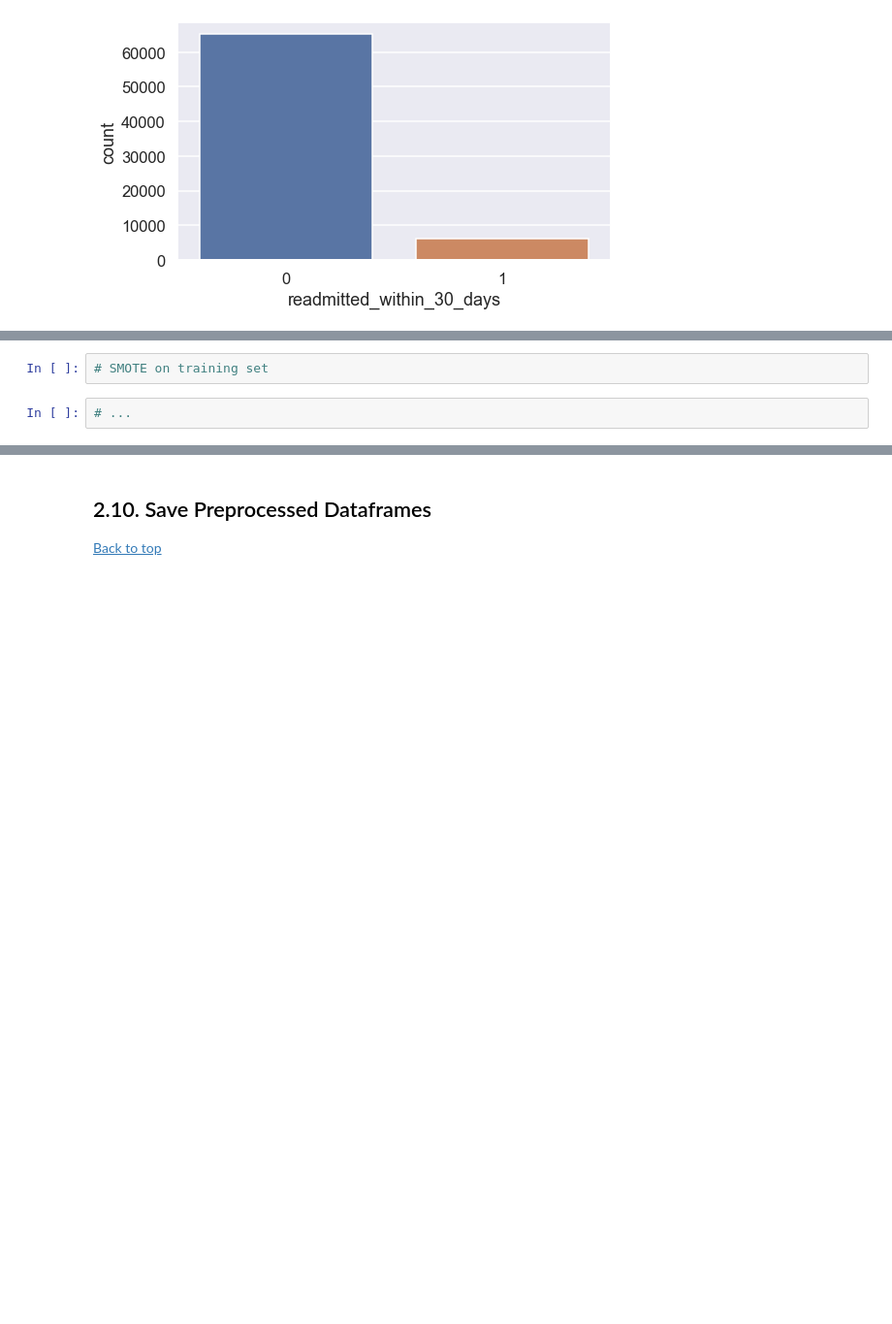
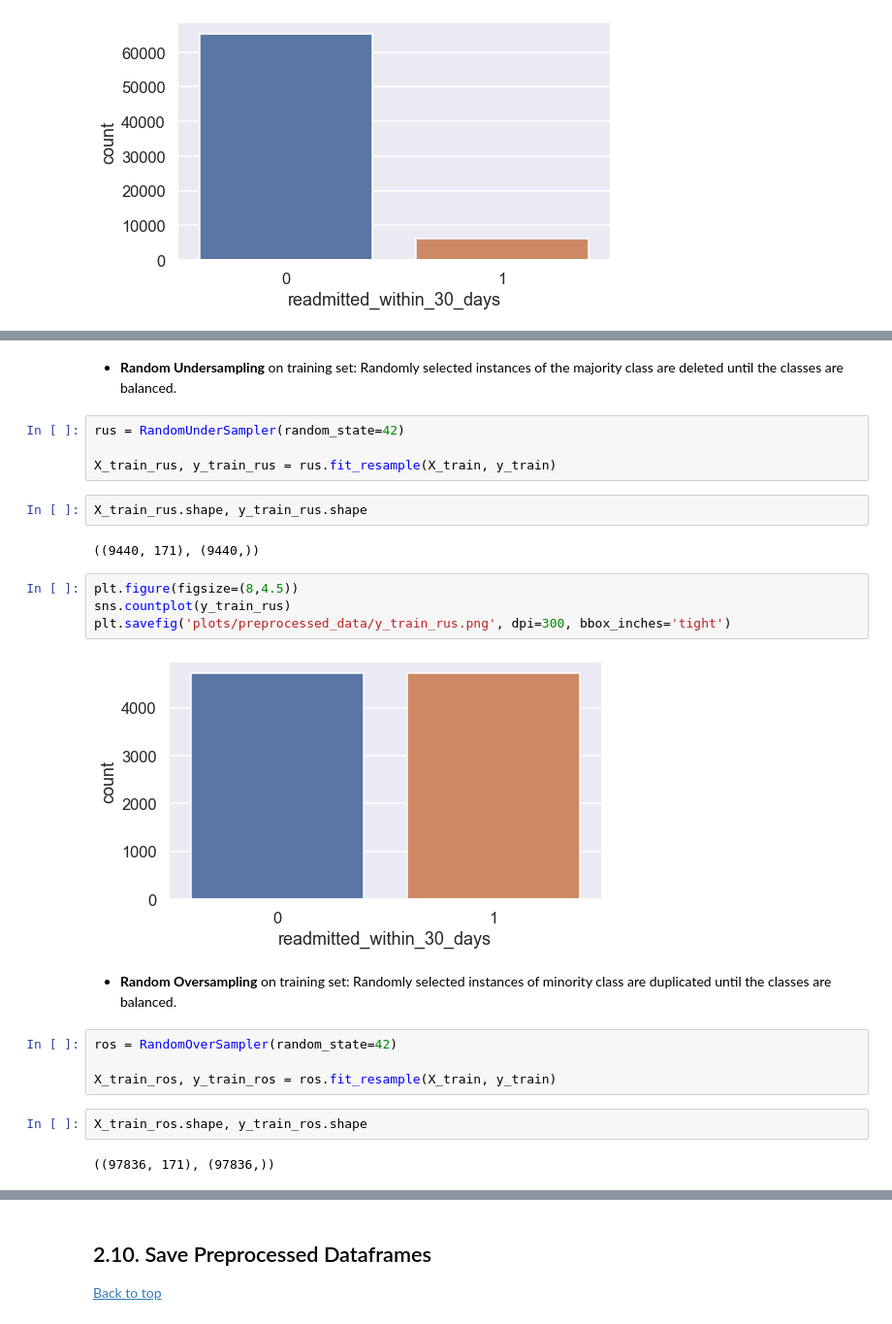
Before and after one commit to F4LLC0N3R/ML-Group-2---Diabetes, a Jupyter notebook: ML Group Project - Diabetes.ipynb, the cells around one changed output, grey strips where cells are left out. Shown at 97% size. Saved outputs shown, nothing was run; the diff lists cells and outputs as text; blank space fills up the shorter version.

```diff
--- a/ML Group Project - Diabetes.ipynb
+++ b/ML Group Project - Diabetes.ipynb
@@ -903,4 +899,26 @@ plt.savefig('plots/preprocessed_data/readmitted_within_30_days.png', dpi=300, bb
-# %%
-# SMOTE on training set
-# %%
-# ...
+# %% [markdown]
+- **Random Undersampling** on training set: Randomly selected instances of the majority class are deleted until the classes are balanced.
+# %%
+rus = RandomUnderSampler(random_state=42)
+
+X_train_rus, y_train_rus = rus.fit_resample(X_train, y_train)
+# %%
+X_train_rus.shape, y_train_rus.shape
+# %% [output]
+((9440, 171), (9440,))
+# %%
+plt.figure(figsize=(8,4.5))
+sns.countplot(y_train_rus)
+plt.savefig('plots/preprocessed_data/y_train_rus.png', dpi=300, bbox_inches='tight')
+# %% [output]
+[figure, added]
+# %% [markdown]
+- **Random Oversampling** on training set: Randomly selected instances of minority class are duplicated until the classes are balanced.
+# %%
+ros = RandomOverSampler(random_state=42)
+
+X_train_ros, y_train_ros = ros.fit_resample(X_train, y_train)
+# %%
+X_train_ros.shape, y_train_ros.shape
+# %% [output]
+((97836, 171), (97836,))
```
Also changed, not shown: parts of 20 cells of this notebook, 9 other files.
